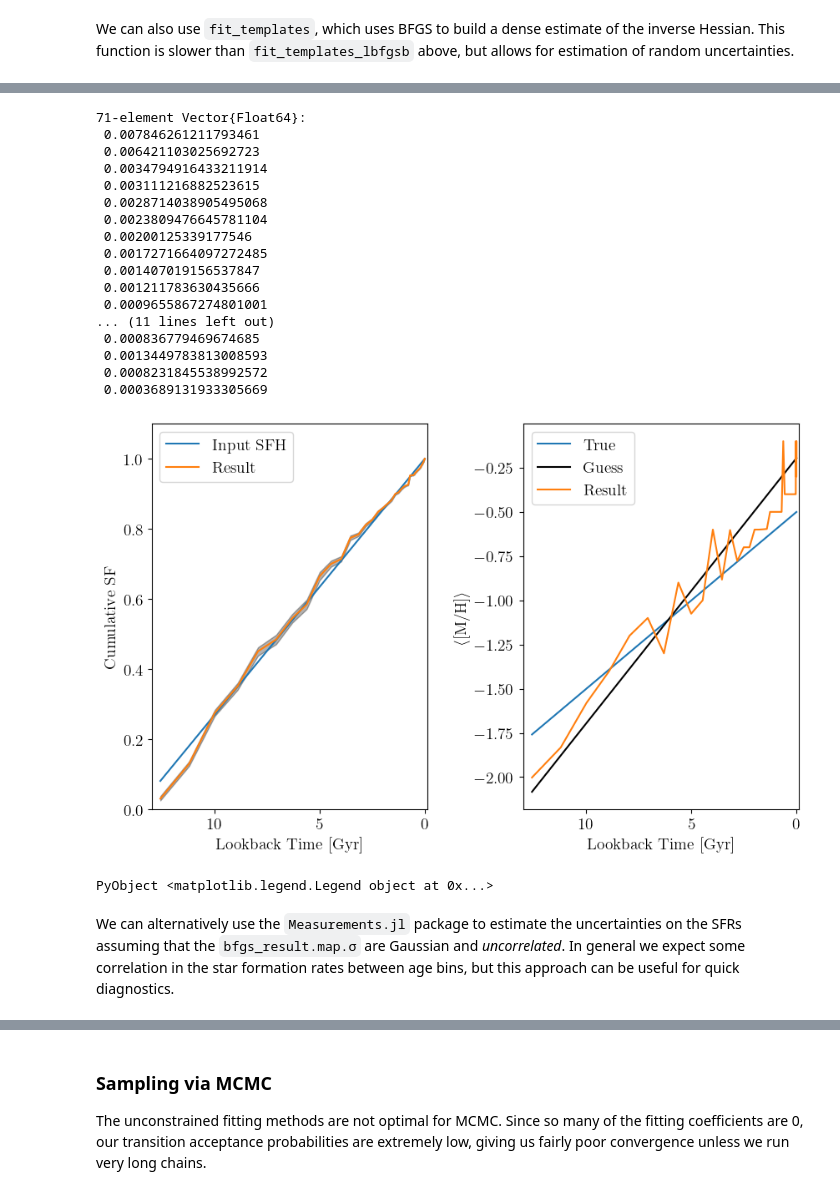
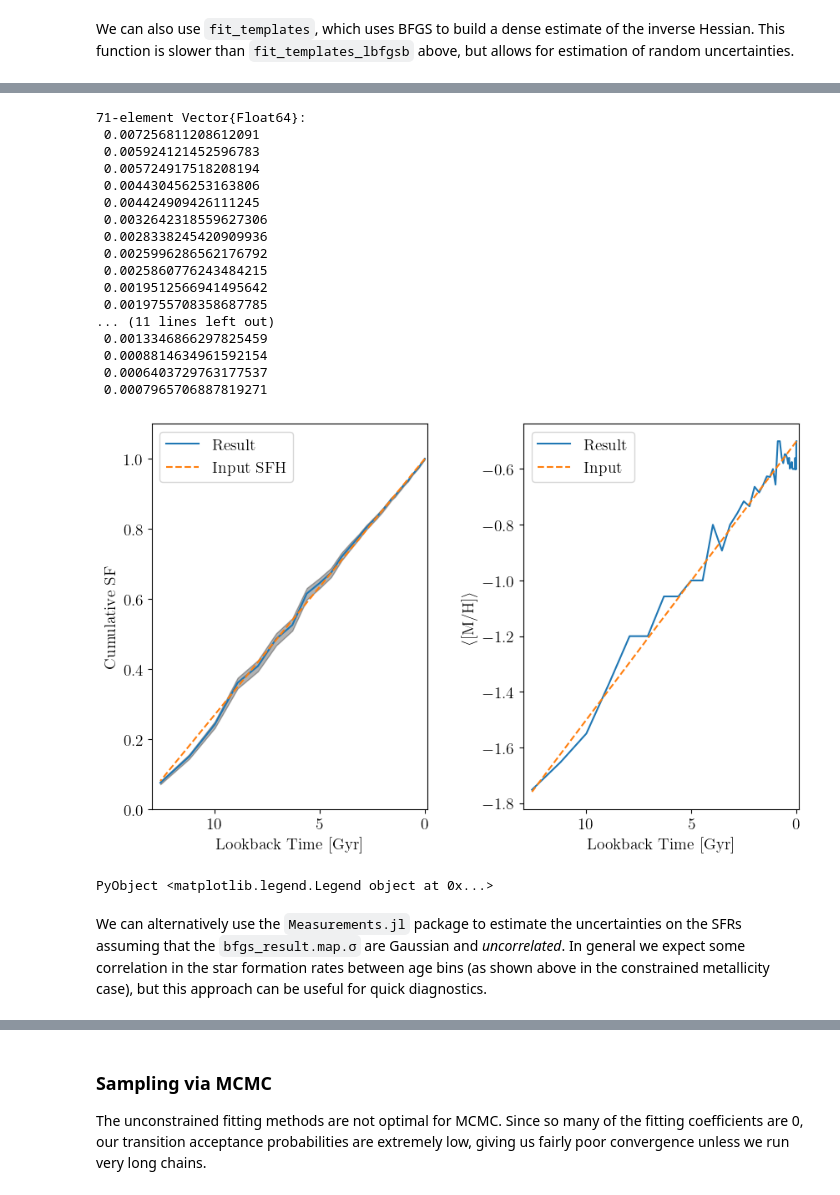
Before and after one commit to cgarling/StarFormationHistories.jl, a Jupyter notebook: examples/fitting1.ipynb, the cells around one changed output, grey strips where cells are left out. Drawn from its saved outputs; the diff is of its cells as text; code cells hidden in the pictures.

Commit message:
Remove old code from example
Also moves constrained metallicity fit before the unconstrained fit and removes some of the speculative markdown.

```diff
--- a/examples/fitting1.ipynb
+++ b/examples/fitting1.ipynb
@@ -470,5 +450,5 @@ PyObject <matplotlib.colorbar.Colorbar object at 0x...>
 To sample the color-magnitude diagram (CMD) directly we could use `generate_stars_mass_composite`,
 # %%
 import StarFormationHistories: generate_stars_mass_composite, NoBinaries
-starcat = generate_stars_mass_composite(template_mini, template_isomags, ["F090W", "F150W"], stellar_mass, x0, imf; dist_mod=distmod, binary_model=NoBinaries())
+@time starcat = generate_stars_mass_composite(template_mini, template_isomags, ["F090W", "F150W"], stellar_mass, x0, imf; dist_mod=distmod, binary_model=NoBinaries())
 # %% [output]
@@ -615,3 +608,6 @@ fig.colorbar(im1, ax=axs, pad=0.005)
 PyObject <matplotlib.colorbar.Colorbar object at 0x...>
 # %% [markdown]
 The mock Hess diagram created by Poisson-sampling the smooth model (labelled "Poisson-Sampled") and the Hess diagram created by sampling stars via `generate_stars_mass_composite` and mock observing them with `model_cmd` (labelled "CMD-Sampled") are highly consistent. The Poisson-sampled method is more efficient if a Hess diagram is all that is required, but if you need individual stars (e.g., for forming a star catalog for injection into images) then you should go the CMD-sampled route.
+# %%
+# Choose which sampled Hess diagram to use for model fitting; choosing CMD-sampled instance here.
+data = model4
@@ -622,4 +993,2 @@ We will now explore the methods offered to fit SFHs. We will adopt the Poisson-s
 # %% [markdown]
 ### Simple Optimization
-# %%
-data = model3
@@ -829,6 +1180,4 @@ Another thing we can do is draw samples from the posterior approximating the pos
 # %%
-import Statistics: mean, median, quantile
-
 hessian_sample = rand(bfgs_result.map, 10000) .* template_norm
 # The above is effectively doing
 # hessian_dist = Distributions.MvNormal(Optim.minimizer(bfgs_result.map.result),
@@ -855,48 +1204,48 @@ hessian_sfr_med = median.(eachrow(hessian_sfr))
 hessian_sfr_upper = quantile.(eachrow(hessian_sfr), 0.84)
 # %% [output]
 71-element Vector{Float64}:
- 0.007846261211793461
- 0.006421103025692723
- 0.0034794916433211914
- 0.003111216882523615
- 0.0028714038905495068
- 0.0023809476645781104
- 0.00200125339177546
- 0.0017271664097272485
- 0.001407019156537847
- 0.001211783630435666
- 0.0009655867274801001
+ 0.007256811208612091
+ 0.005924121452596783
+ 0.005724917518208194
+ 0.004430456253163806
+ 0.004424909426111245
+ 0.0032642318559627306
+ 0.0028338245420909936
+ 0.0025996286562176792
+ 0.0025860776243484215
+ 0.0019512566941495642
+ 0.0019755708358687785
 ... (11 lines left out)
- 0.000836779469674685
- 0.0013449783813008593
- 0.0008231845538992572
- 0.0003689131933305669
+ 0.0013346866297825459
+ 0.0008814634961592154
+ 0.0006403729763177537
+ 0.0007965706887819271
 # %%
 # Now plot cumulative SFH and MH evolution
 fig,axs=plt.subplots(nrows=1,ncols=2,sharex=true,sharey=false,figsize=(10,6))
 fig.subplots_adjust(hspace=0.0,wspace=0.35)
 
-axs[1].plot( exp10.(unique_template_logAge)./1e9, cum_sfr_arr, label="Input SFH" )
 # axs[1].plot( exp10.(unique_free_template_logAge)./1e9, cum_sfr_arr, label="Result" )
 axs[1].plot( exp10.(unique_free_template_logAge)./1e9, hessian_cum_med, label="Result" )
+axs[1].plot( exp10.(unique_template_logAge)./1e9, cum_sfr_arr, label="Input SFH", ls="--" )
 axs[1].fill_between( exp10.(unique_free_template_logAge)./1e9, hessian_cum_lower, hessian_cum_upper, alpha=0.3, fc="k")
 axs[1].set_xlim([13.0,-0.1])
 axs[1].set_ylim([0.0,1.1])
 axs[1].set_xlabel("Lookback Time [Gyr]")
 axs[1].set_ylabel("Cumulative SF")
 axs[1].legend()
 
-axs[2].plot( exp10.(unique_template_logAge)./1e9, mean_mh_arr, label="True" )
-axs[2].plot( exp10.(unique_template_logAge)./1e9, met_func.(unique_template_logAge), c="k", label="Guess")
 axs[2].plot( exp10.(unique_free_template_logAge)./1e9, free_mean_mh_arr, label="Result" )
+axs[2].plot( exp10.(unique_template_logAge)./1e9, mean_mh_arr, label="Input", ls="--" )
+# axs[2].plot( exp10.(unique_template_logAge)./1e9, met_func.(unique_template_logAge), c="k", label="Guess",ls="--")
 axs[2].set_xlabel("Lookback Time [Gyr]")
 axs[2].set_ylabel(L"$\langle$[M/H]$\rangle$")
 axs[2].legend()
 # %% [output]
-[figure, old version]
+[figure, new version]
 PyObject <matplotlib.legend.Legend object at 0x...>
 # %% [markdown]
-We can alternatively use the `Measurements.jl` package to estimate the uncertainties on the SFRs assuming that the `bfgs_result.map.σ` are Gaussian and *uncorrelated*. In general we expect some correlation in the star formation rates between age bins, but this approach can be useful for quick diagnostics.
+We can alternatively use the `Measurements.jl` package to estimate the uncertainties on the SFRs assuming that the `bfgs_result.map.σ` are Gaussian and *uncorrelated*. In general we expect some correlation in the star formation rates between age bins (as shown above in the constrained metallicity case), but this approach can be useful for quick diagnostics.
 # %%
 import Measurements: uncertainty, ±
 hessian_sfrerr = uncertainty.(calculate_cum_sfr(bfgs_result.map.μ .± bfgs_result.map.σ,
```
Also changed, not shown: parts of 124 cells of this notebook.
